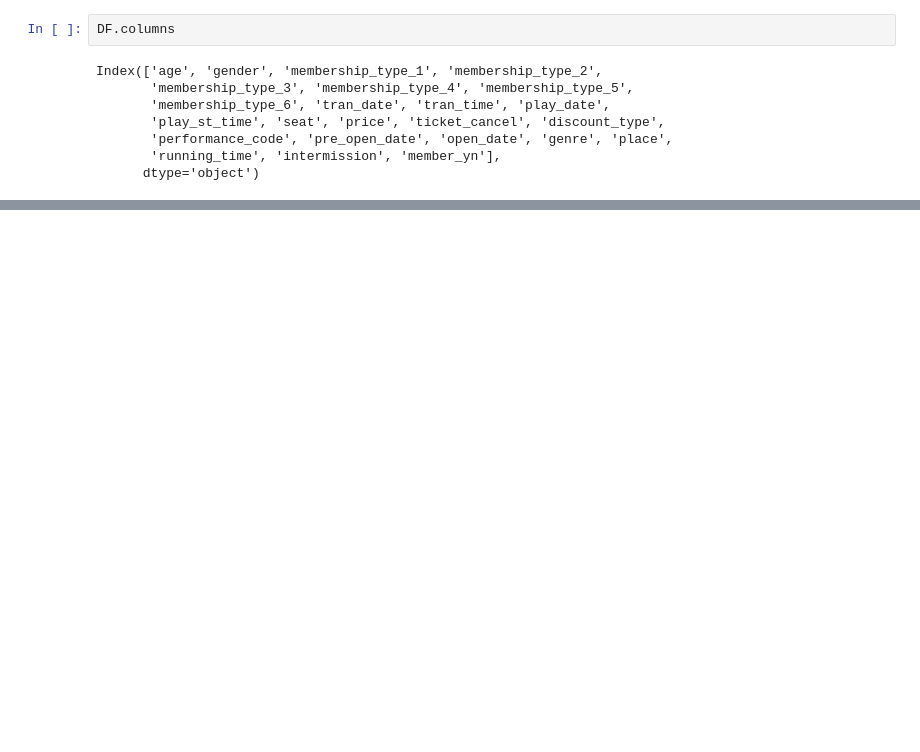
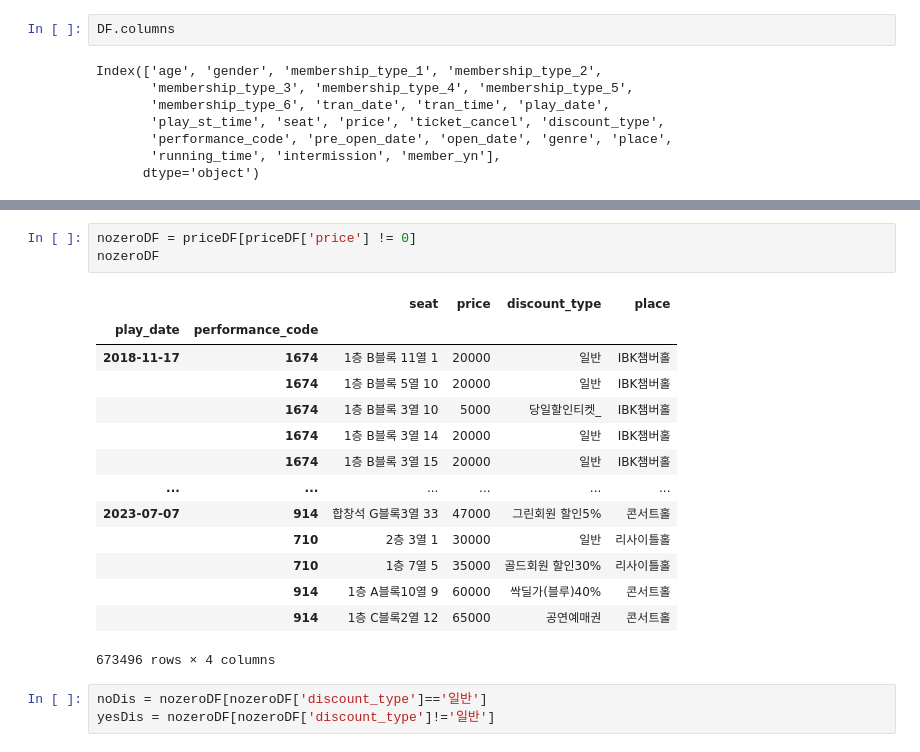
Before and after one commit to one5469/PandasProject, a Jupyter notebook: tes/Untitled.ipynb, the cells around one changed output, grey strips where cells are left out. Cells and saved outputs as stored; diff of their text form; blank space fills up the shorter version.

```diff
--- a/tes/Untitled.ipynb
+++ b/tes/Untitled.ipynb
@@ -71,0 +112,21 @@ priceDF
+# %%
+nozeroDF = priceDF[priceDF['price'] != 0]
+nozeroDF
+# %% [output]
+|  |  | seat | price | discount_type | place |
+| play_date | performance_code |  |  |  |  |
+| 2018-11-17 | 1674 | 1층 B블록 11열 1 | 20000 | 일반 | IBK챔버홀 |
+|  | 1674 | 1층 B블록 5열 10 | 20000 | 일반 | IBK챔버홀 |
+|  | 1674 | 1층 B블록 3열 10 | 5000 | 당일할인티켓_ | IBK챔버홀 |
+|  | 1674 | 1층 B블록 3열 14 | 20000 | 일반 | IBK챔버홀 |
+|  | 1674 | 1층 B블록 3열 15 | 20000 | 일반 | IBK챔버홀 |
+| ... | ... | ... | ... | ... | ... |
+| 2023-07-07 | 914 | 합창석 G블록3열 33 | 47000 | 그린회원 할인5% | 콘서트홀 |
+|  | 710 | 2층 3열 1 | 30000 | 일반 | 리사이틀홀 |
+|  | 710 | 1층 7열 5 | 35000 | 골드회원 할인30% | 리사이틀홀 |
+|  | 914 | 1층 A블록10열 9 | 60000 | 싹딜가(블루)40% | 콘서트홀 |
+|  | 914 | 1층 C블록2열 12 | 65000 | 공연예매권 | 콘서트홀 |
+673496 rows × 4 columns
+# %%
+noDis = nozeroDF[nozeroDF['discount_type']=='일반']
+yesDis = nozeroDF[nozeroDF['discount_type']!='일반']
```
Also changed, not shown: parts of 22 cells of this notebook.
